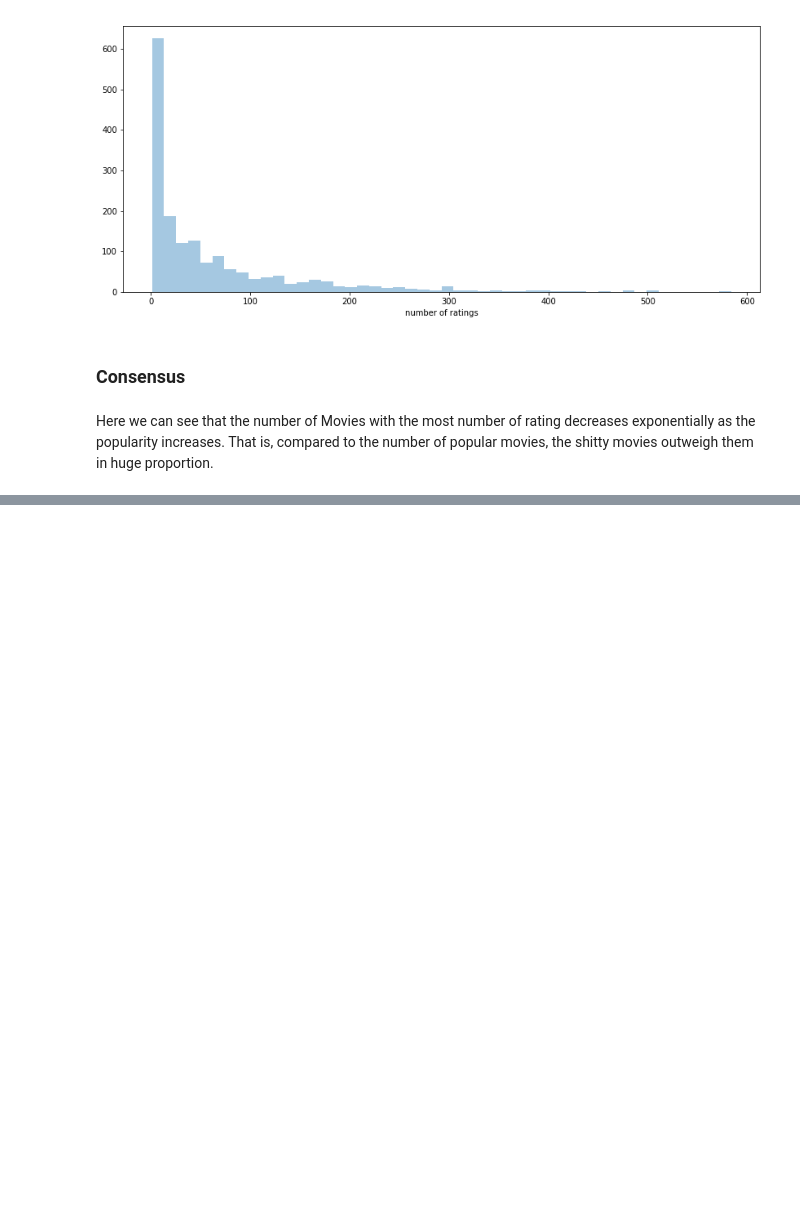
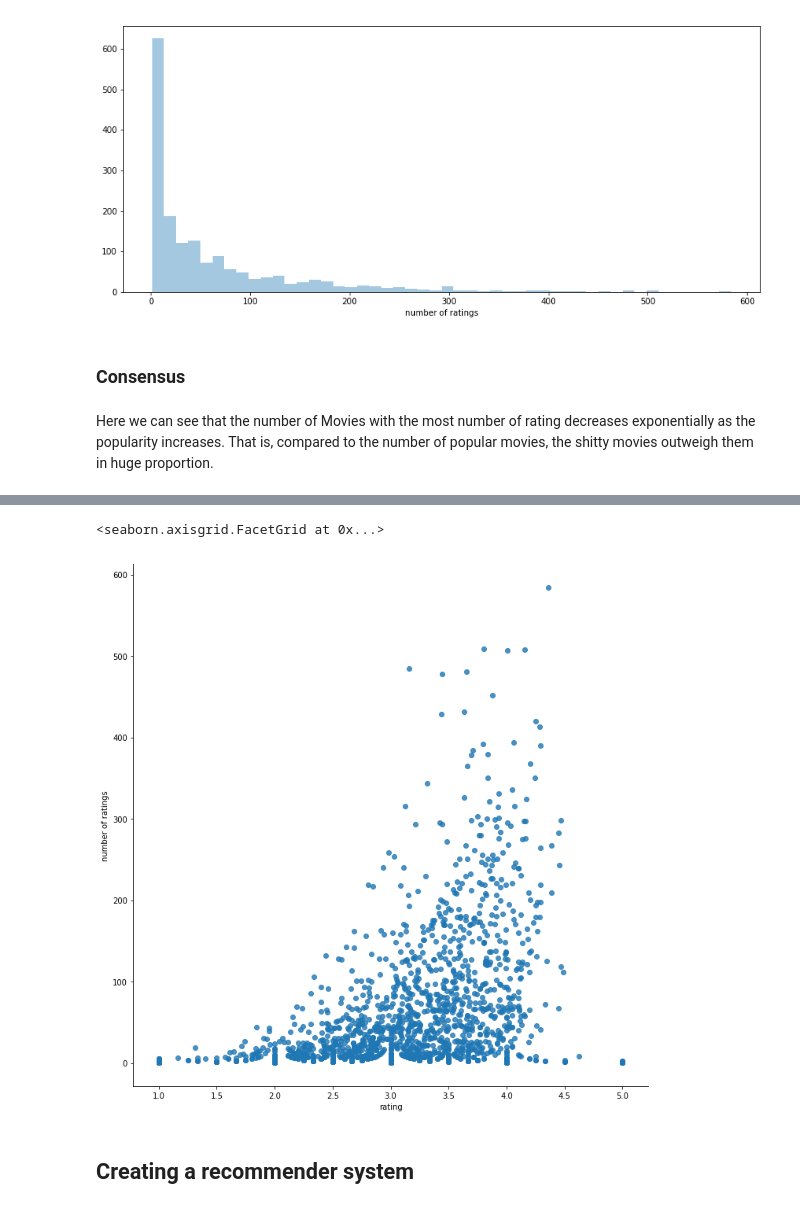
Before and after one commit to guyandtheworld/Exploratory-Analysis, a Jupyter notebook: Recommender System on a pre-2000 Movie Dataset.ipynb, the cells around one changed output, grey strips where cells are left out. Saved outputs shown, nothing was run; the diff lists cells and outputs as text; code cells hidden in the pictures; blank space fills up the shorter version.

```diff
--- a/Recommender System on a pre-2000 Movie Dataset.ipynb
+++ b/Recommender System on a pre-2000 Movie Dataset.ipynb
@@ -144,0 +161,7 @@ Here we can see that the number of Movies with the most number of rating decreas
+# %%
+sns.lmplot('rating', 'number of ratings', data=ratings, size=10, fit_reg=False)
+# %% [output]
+<seaborn.axisgrid.FacetGrid at 0x...>
+[figure, added]
+# %% [markdown]
+## Creating a recommender system
```
Also changed, not shown: parts of 16 cells of this notebook.
